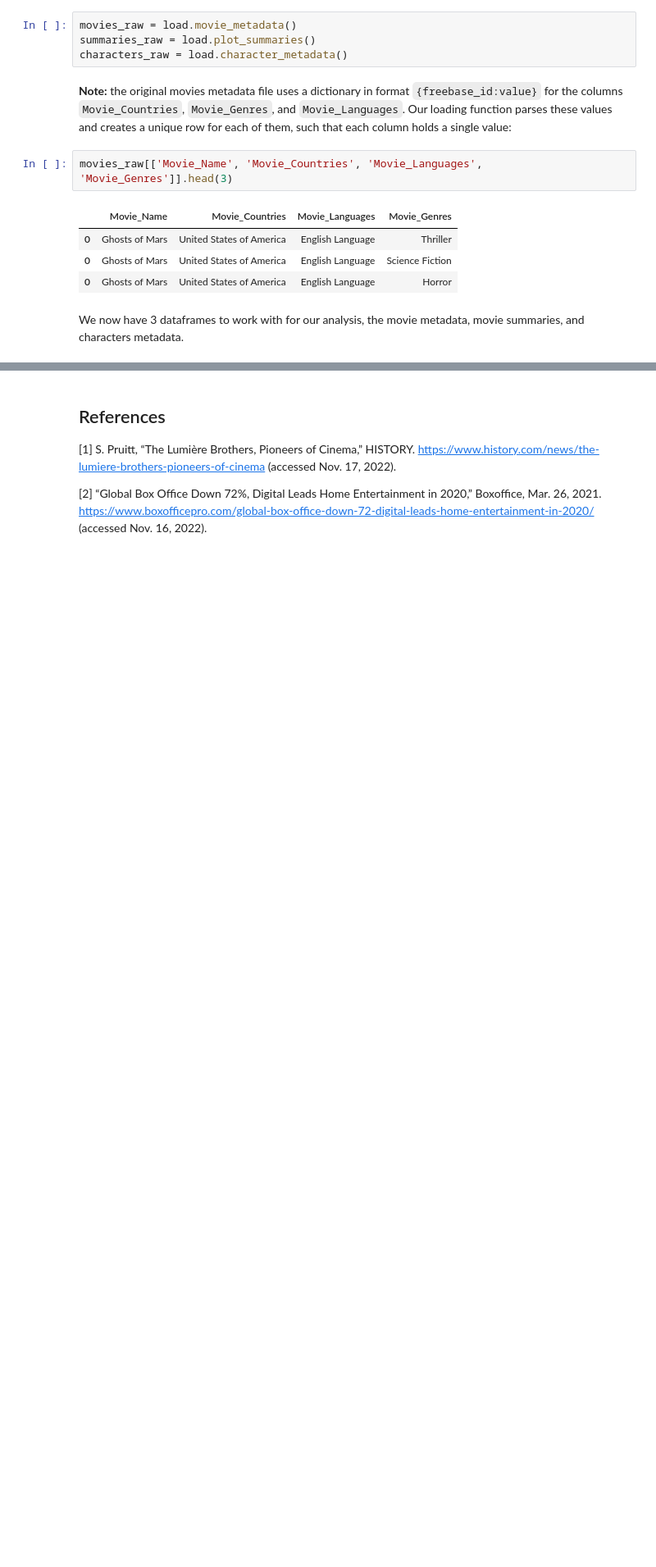
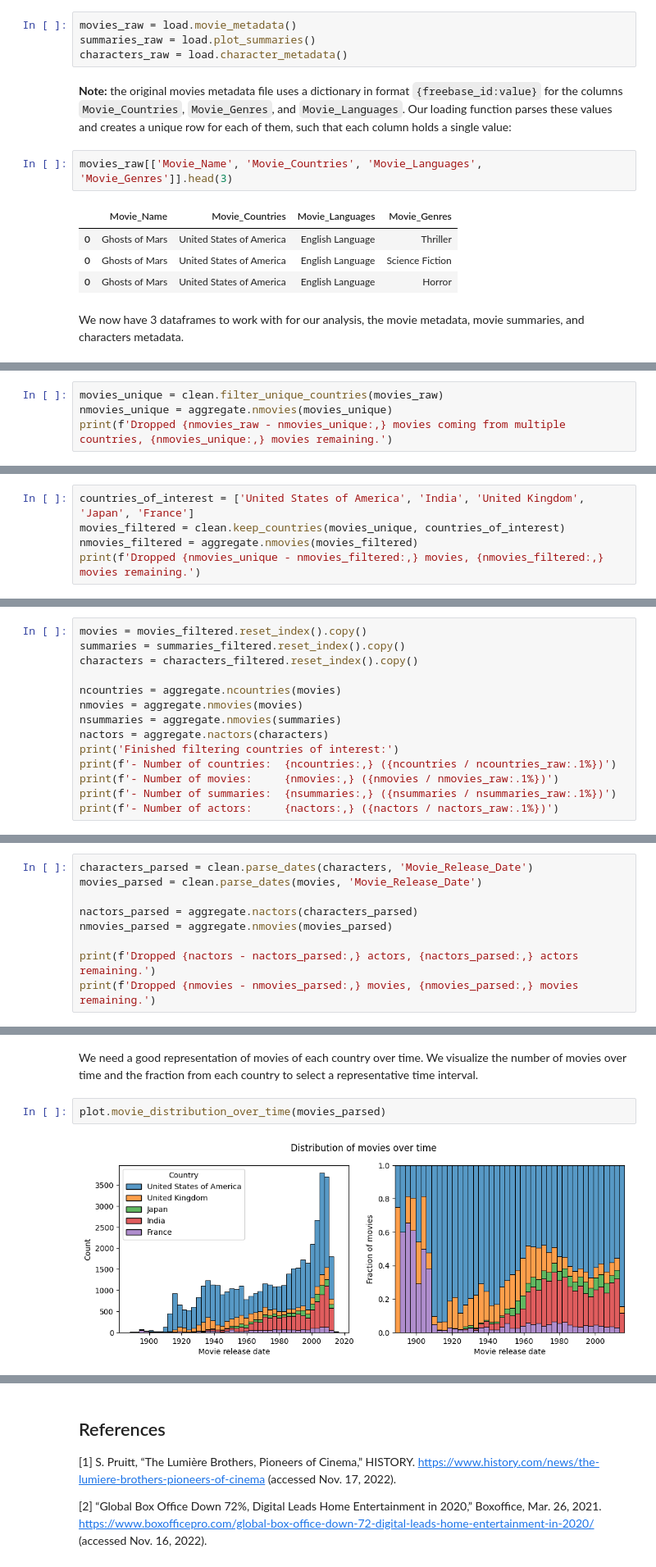
Before and after one commit to epfl-ada/ada-2022-project-robopros, a Jupyter notebook: notebooks/milestone3.ipynb, the cells around one changed output, grey strips where cells are left out. Shown at 82% size. Saved outputs shown, nothing was run; the diff lists cells and outputs as text; blank space fills up the shorter version.

```diff
--- a/notebooks/milestone3.ipynb
+++ b/notebooks/milestone3.ipynb
@@ -53,0 +86,4 @@ We now have 3 dataframes to work with for our analysis, the movie metadata, movi
+# %%
+movies_unique = clean.filter_unique_countries(movies_raw)
+nmovies_unique = aggregate.nmovies(movies_unique)
+print(f'Dropped {nmovies_raw - nmovies_unique:,} movies coming from multiple countries, {nmovies_unique:,} movies remaining.')
@@ -53,0 +112,5 @@ We now have 3 dataframes to work with for our analysis, the movie metadata, movi
+# %%
+countries_of_interest = ['United States of America', 'India', 'United Kingdom', 'Japan', 'France']
+movies_filtered = clean.keep_countries(movies_unique, countries_of_interest)
+nmovies_filtered = aggregate.nmovies(movies_filtered)
+print(f'Dropped {nmovies_unique - nmovies_filtered:,} movies, {nmovies_filtered:,} movies remaining.')
@@ -53,0 +156,14 @@ We now have 3 dataframes to work with for our analysis, the movie metadata, movi
+# %%
+movies = movies_filtered.reset_index().copy()
+summaries = summaries_filtered.reset_index().copy()
+characters = characters_filtered.reset_index().copy()
+
+ncountries = aggregate.ncountries(movies)
+nmovies = aggregate.nmovies(movies)
+nsummaries = aggregate.nmovies(summaries)
+nactors = aggregate.nactors(characters)
+print('Finished filtering countries of interest:')
+print(f'- Number of countries:  {ncountries:,} ({ncountries / ncountries_raw:.1%})')
+print(f'- Number of movies:     {nmovies:,} ({nmovies / nmovies_raw:.1%})')
+print(f'- Number of summaries:  {nsummaries:,} ({nsummaries / nsummaries_raw:.1%})')
+print(f'- Number of actors:     {nactors:,} ({nactors / nactors_raw:.1%})')
@@ -53,0 +181,9 @@ We now have 3 dataframes to work with for our analysis, the movie metadata, movi
+# %%
+characters_parsed = clean.parse_dates(characters, 'Movie_Release_Date')
+movies_parsed = clean.parse_dates(movies, 'Movie_Release_Date')
+
+nactors_parsed = aggregate.nactors(characters_parsed)
+nmovies_parsed = aggregate.nmovies(movies_parsed)
+
+print(f'Dropped {nactors - nactors_parsed:,} actors, {nactors_parsed:,} actors remaining.')
+print(f'Dropped {nmovies - nmovies_parsed:,} movies, {nmovies_parsed:,} movies remaining.')
@@ -53,0 +200,7 @@ We now have 3 dataframes to work with for our analysis, the movie metadata, movi
+# %% [markdown]
+We need a good representation of movies of each country over time.
+We visualize the number of movies over time and the fraction from each country to select a representative time interval.
+# %%
+plot.movie_distribution_over_time(movies_parsed)
+# %% [output]
+[figure, added]
```
Also changed, not shown: parts of 33 cells of this notebook.
